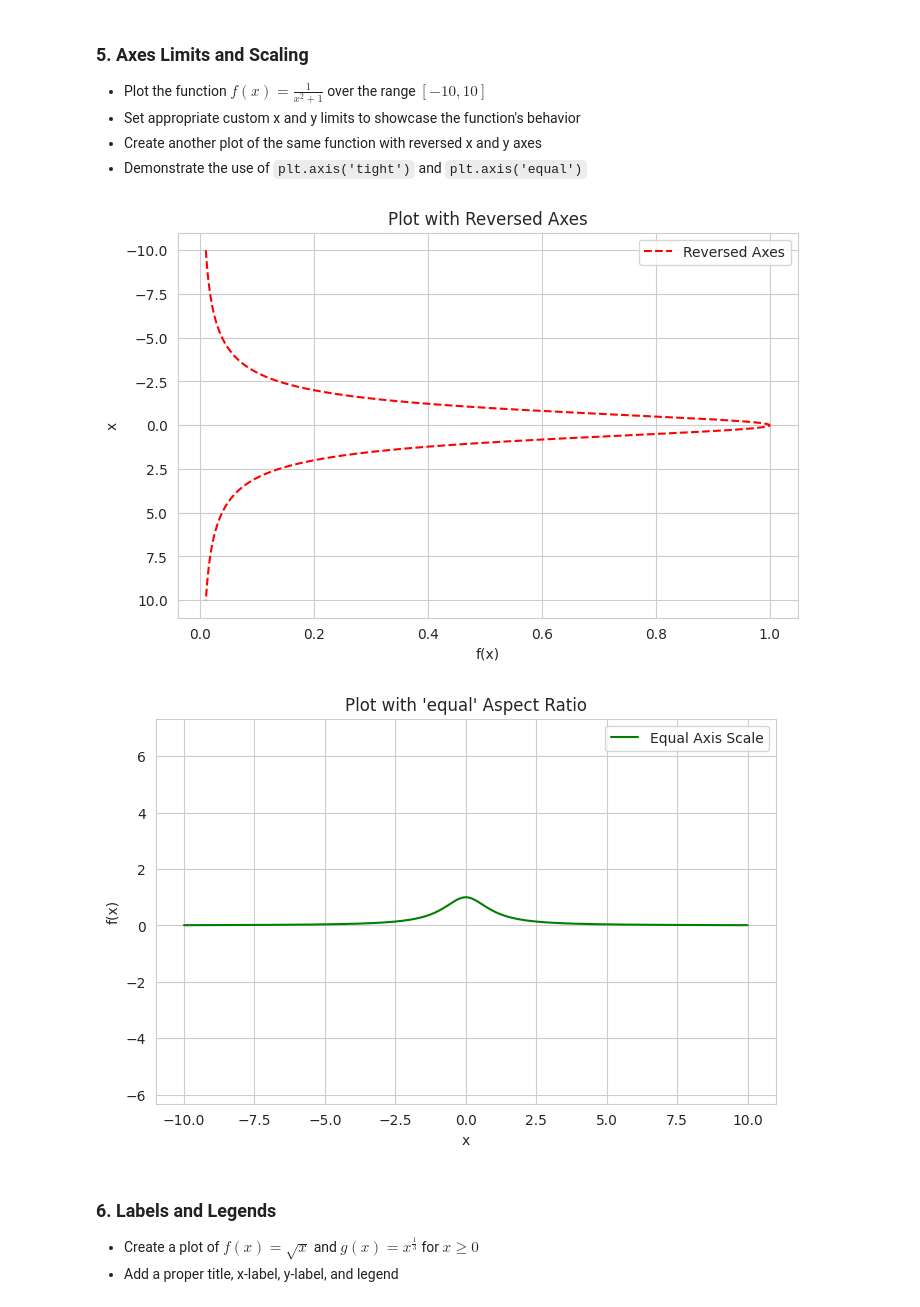
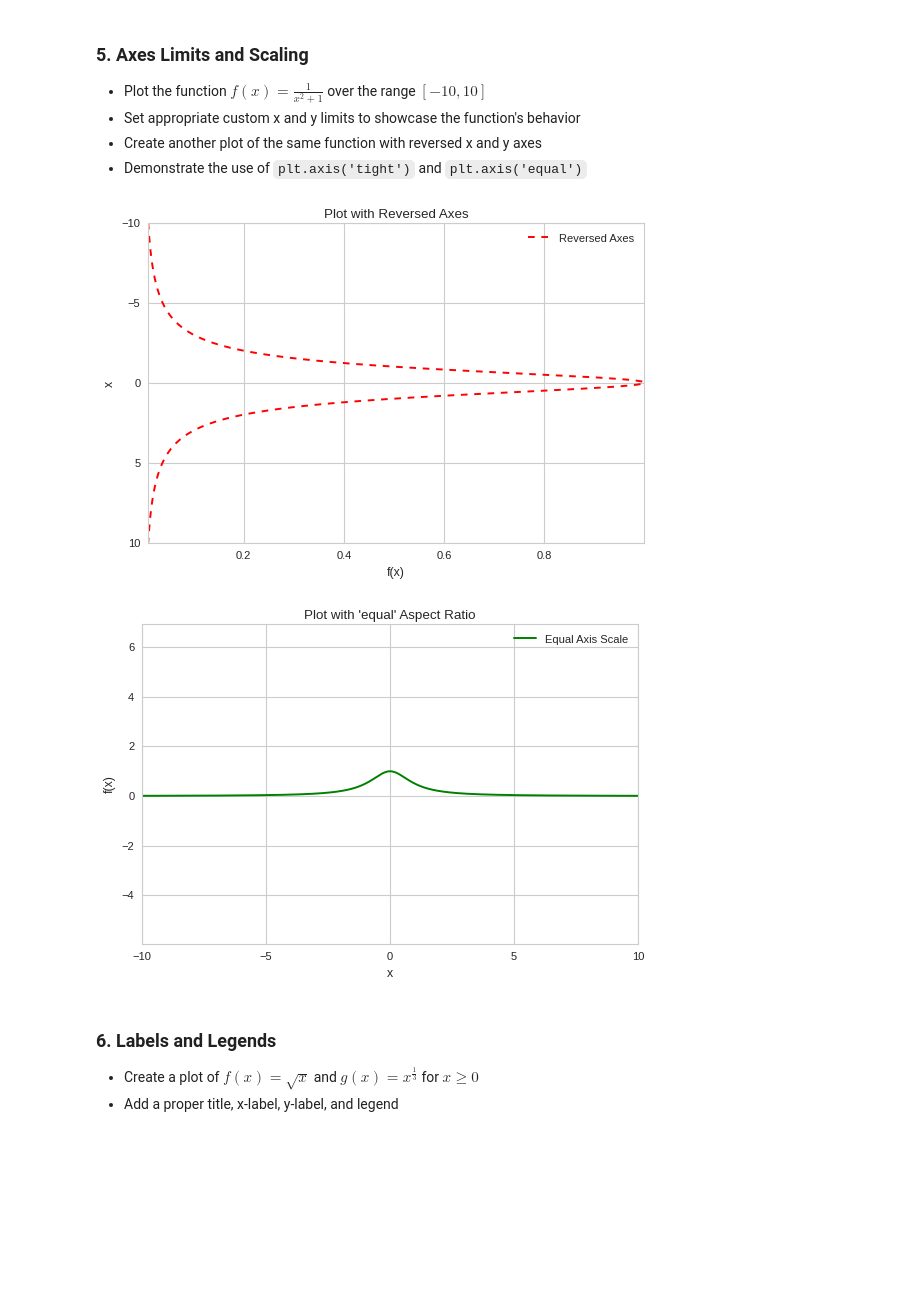
Before and after one commit to kamangirkhan/Data110, a Jupyter notebook: ArashNateghian_week3_data110_assignment.ipynb, the cells around one changed output. Cells and saved outputs as stored; diff of their text form; code cells hidden in the pictures; blank space fills up the shorter version.

```diff
--- a/ArashNateghian_week3_data110_assignment.ipynb
+++ b/ArashNateghian_week3_data110_assignment.ipynb
@@ -12,9 +12,8 @@ print(plt.style.available)
 # %% [markdown]
 ### 1. Setup and Styles
 Set the default style to 'seaborn-whitegrid'
-# %%
-import seaborn as sns
-sns.set_style('whitegrid')
+# %%
+plt.style.use('seaborn-v0_8-whitegrid')
 # %% [markdown]
 ### 2. Basic Line Plot
 Create a plot of the quadratic function $f(x) = x^2 - 2x + 1$ over the range $[-2, 4]$
@@ -36,6 +35,7 @@ plt.show()
   - $g(x) = e^x$
   - $h(x) = \log(x)$ (for $x > 0$)
 # %%
+plt.style.use('classic')
 def f(x): return x**3
 def g(x): return np.exp(x)
 def h(x): return np.log(x)
@@ -71,6 +71,7 @@ plt.show()
   - $h(x) = x^4$
   - $i(x) = x^5$
 # %%
+plt.style.use('bmh')
 def f(x): return x**2
 def g(x): return x**3
 def h(x): return x**4
@@ -107,40 +108,41 @@ plt.show()
 - Create another plot of the same function with reversed x and y axes
 - Demonstrate the use of `plt.axis('tight')` and `plt.axis('equal')`
 # %%
+plt.style.use('seaborn-v0_8-notebook')
 def f(x):  return 1 / (x**2 + 1)
 
 x = np.linspace(-10, 10, 400)
 y = f(x)
 
 plt.figure(figsize=(8, 5))
 plt.plot(y, x, label='Reversed Axes', color='r', linestyle='--')
 
 plt.xlim(0, 1.2)
 plt.ylim(10, -10)
 
 plt.xlabel('f(x)')
 plt.ylabel('x')
 plt.title('Plot with Reversed Axes')
 plt.legend()
 
 plt.axis('tight')
 
 plt.show()
 
 plt.figure(figsize=(8, 5))
 plt.plot(x, y, color='g', label='Equal Axis Scale')
 
 plt.axis('equal')
 
 plt.xlabel('x')
 plt.ylabel('f(x)')
 plt.title("Plot with 'equal' Aspect Ratio")
 plt.legend()
 
 plt.show()
 # %% [output]
-[figure, old version]
+[figure, new version]
-[figure, old version]
+[figure, new version]
 # %% [markdown]
 ### 6. Labels and Legends
 - Create a plot of $f(x) = \sqrt{x}$ and $g(x) = x^{\frac{1}{3}}$ for $x \geq 0$
```
Also changed, not shown: parts of 5 cells of this notebook.
